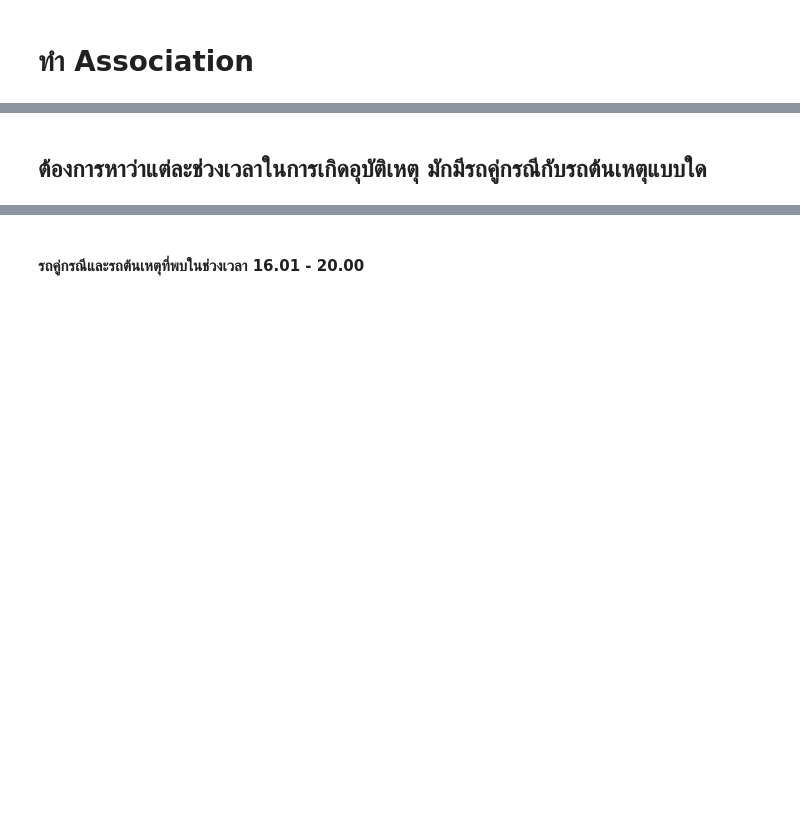
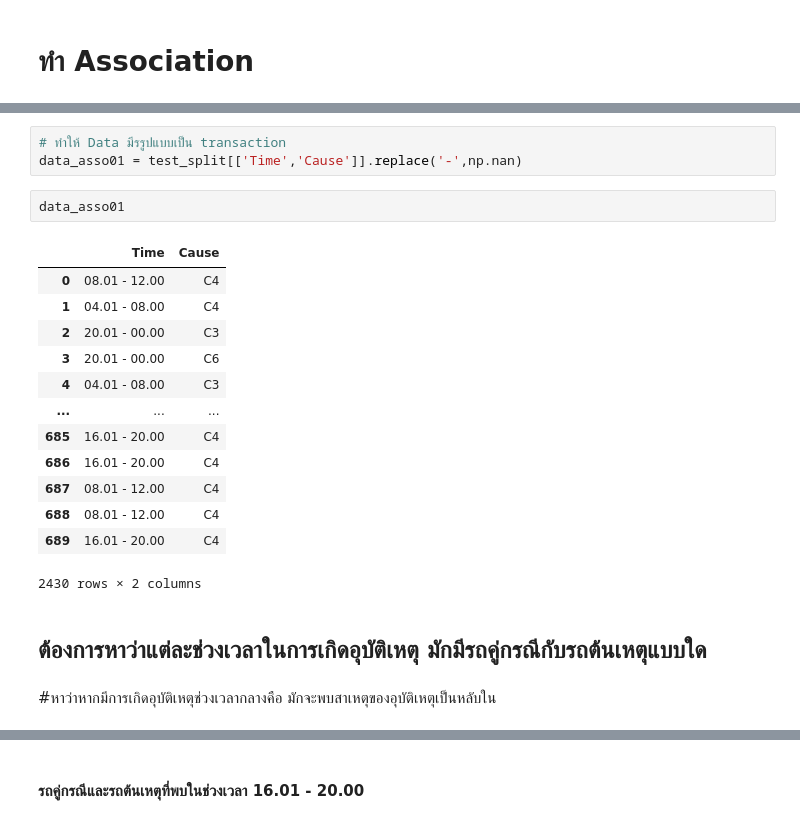
Before and after one commit to Sashimimeow/BSC_DPDM23, a Jupyter notebook: G_project2.ipynb, the cells around one changed output, grey strips where cells are left out. Saved outputs shown, nothing was run; the diff lists cells and outputs as text; blank space fills up the shorter version.

```diff
--- a/G_project2.ipynb
+++ b/G_project2.ipynb
@@ -1279,2 +1300,23 @@ data_as1.head()
+# %%
+# ทำให้ Data มีรรูปแบบเป็น transaction
+data_asso01 = test_split[['Time','Cause']].replace('-',np.nan)
+# %%
+data_asso01
+# %% [output]
+|  | Time | Cause |
+| 0 | 08.01 - 12.00 | C4 |
+| 1 | 04.01 - 08.00 | C4 |
+| 2 | 20.01 - 00.00 | C3 |
+| 3 | 20.01 - 00.00 | C6 |
+| 4 | 04.01 - 08.00 | C3 |
+| ... | ... | ... |
+| 685 | 16.01 - 20.00 | C4 |
+| 686 | 16.01 - 20.00 | C4 |
+| 687 | 08.01 - 12.00 | C4 |
+| 688 | 08.01 - 12.00 | C4 |
+| 689 | 16.01 - 20.00 | C4 |
+2430 rows × 2 columns
 # %% [markdown]
 ## ต้องการหาว่าแต่ละช่วงเวลาในการเกิดอุบัติเหตุ มักมีรถคู่กรณีกับรถต้นเหตุแบบใด
+# %% [markdown]
+#หาว่าหากมีการเกิดอุบัติเหตุช่วงเวลากลางคือ มักจะพบสาเหตุของอุบัติเหตุเป็นหลับใน
```
Also changed, not shown: parts of 75 cells of this notebook.
